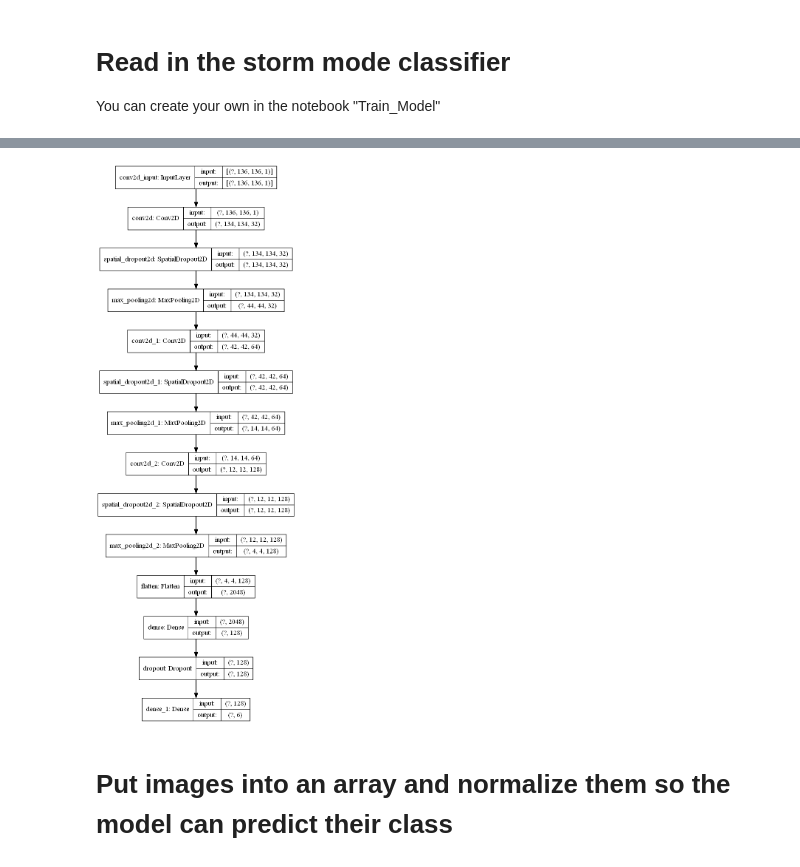
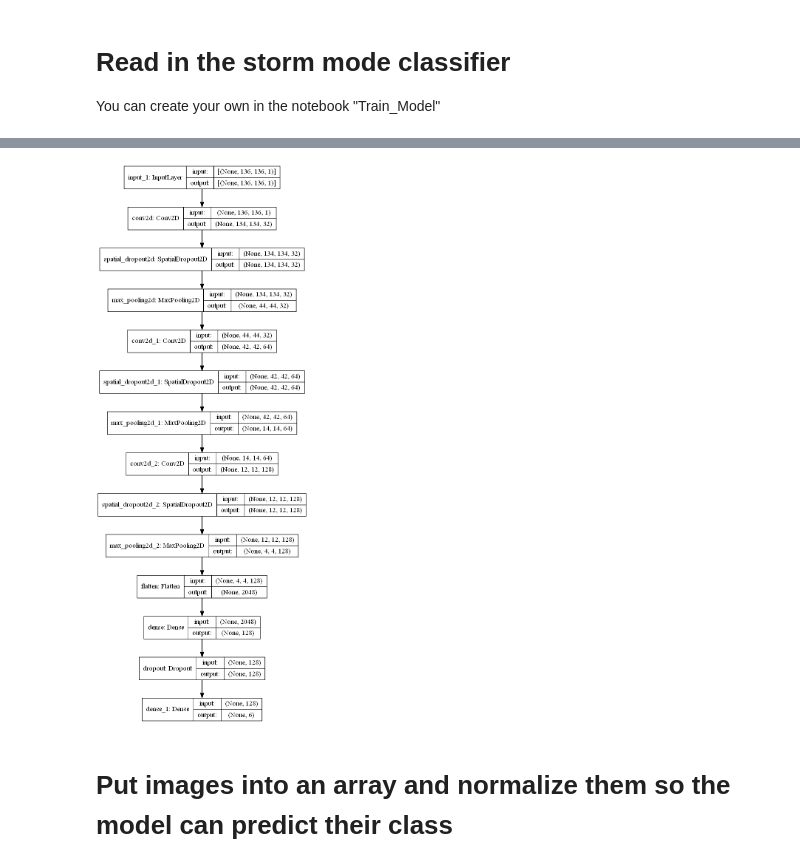
Before and after one commit to ahaberlie/SVRIMG, a Jupyter notebook: examples/March_Storm_Mode_MS_AL.ipynb, the cells around one changed output, grey strips where cells are left out. Cells and saved outputs as stored; diff of their text form; code cells hidden in the pictures.

```diff
--- a/examples/March_Storm_Mode_MS_AL.ipynb
+++ b/examples/March_Storm_Mode_MS_AL.ipynb
@@ -70,7 +70,7 @@ You can create your own in the notebook "Train_Model"
 # %%
 from tensorflow import keras
 
-model = keras.models.load_model("../data/models/morph_model_v01.h5")
+model = keras.models.load_model("../data/models/morph_model_v02.h5")
 
 keras.utils.plot_model(model, show_shapes=True)
 # %% [output]
@@ -78,4 +77,4 @@ WARNING:tensorflow:Large dropout rate: 0.6 (>0.5). In TensorFlow 2.x, dropout()
-[figure, old version]
+[figure, new version]
 # %% [markdown]
 # Put images into an array and normalize them so the model can predict their class
 # %%
```
Also changed, not shown: parts of 4 cells of this notebook, 8 other files.
